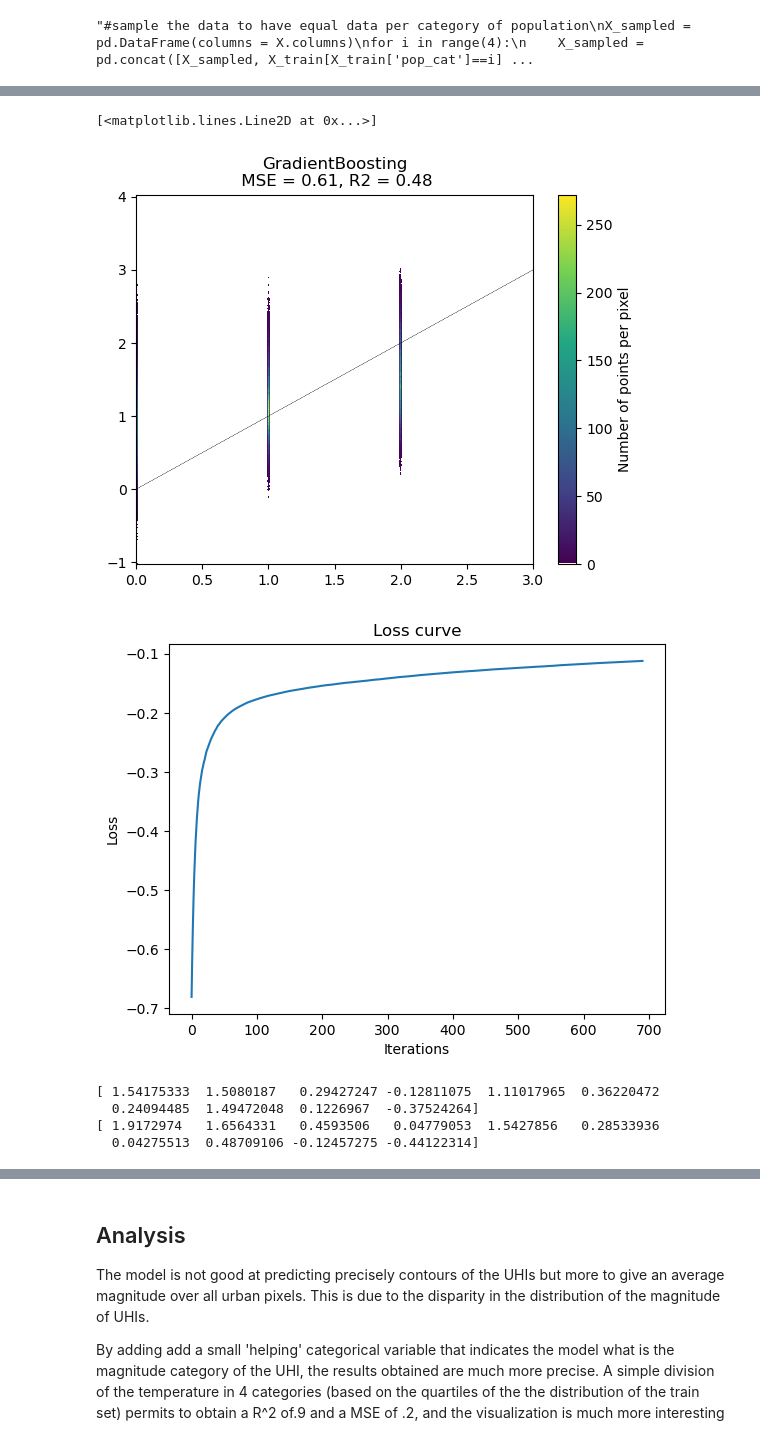
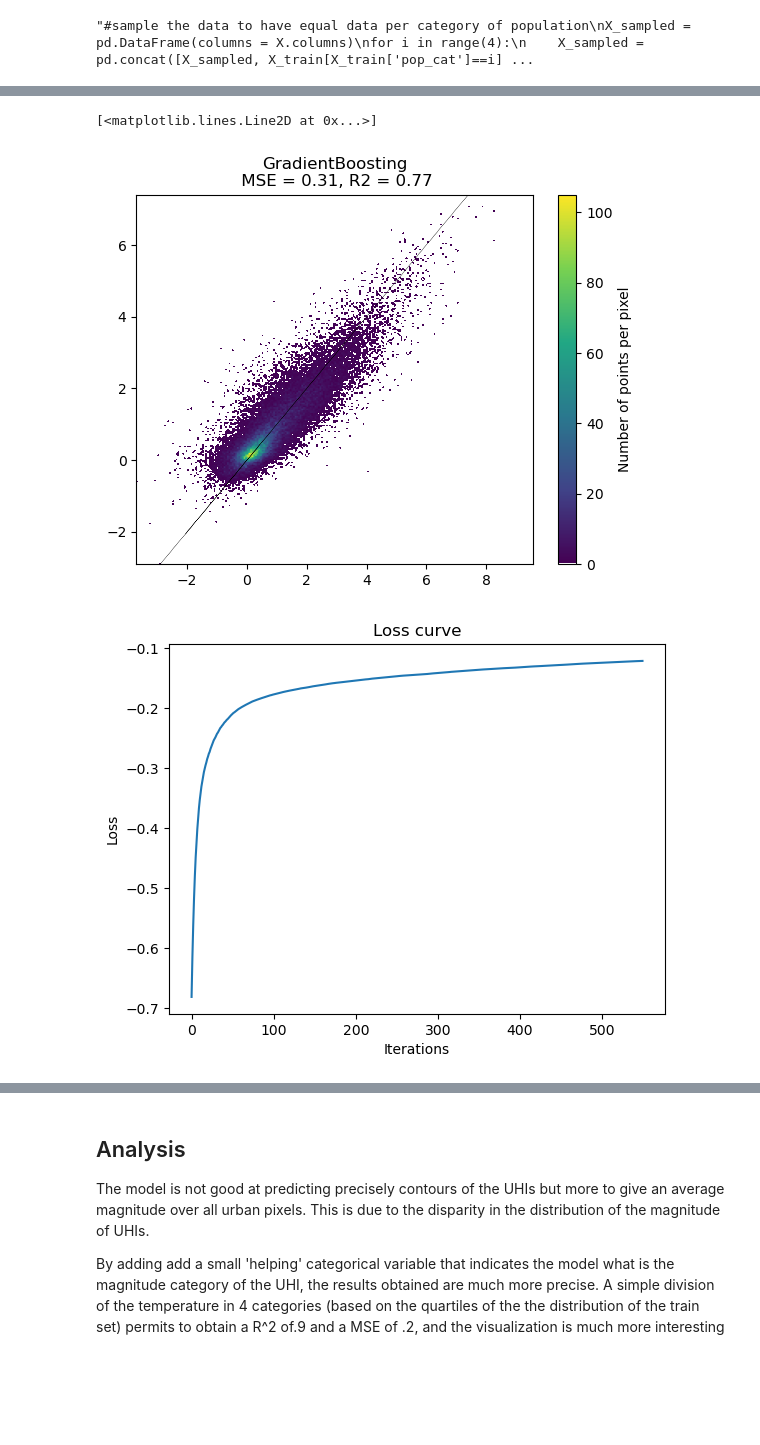
Before and after one commit to christopherogerepfl/UHI_prediction, a Jupyter notebook: task1.ipynb, the cells around one changed output, grey strips where cells are left out. Cells and saved outputs as stored; diff of their text form; code cells hidden in the pictures; blank space fills up the shorter version.

```diff
--- a/task1.ipynb
+++ b/task1.ipynb
@@ -42,7 +42,7 @@ cities = ['Amsterdam', 'Madrid', 'Stockholm', 'Lyon', 'Vienna']
 # %%
 reload(f)
 #city_df = f.process_data(elevation, land_cover, NDVI, 40000, cities=cities)
-city_df_interp = pd.read_csv('data_cities/city_df.csv')
+city_df_interp = pd.read_csv('data_cities/city_df_interp.csv')
 #city_df.to_csv('data_cities\city_df.csv')
 # %%
 #city_df_interp = f.process_data(elevation, land_cover, NDVI, 40000, cities=cities, interpolation=True) #interpolation parameter chooses the method of upsampling
@@ -180,8 +180,11 @@ plt.show()
 # %%
 #store the quartiles of the deltaT
 q1 = city_df_interp['deltaT'].quantile(0.25)
-q2 = city_df_interp['deltaT'].quantile(0.5)
+q2 = city_df_interp['deltaT'].quantile(0.50)
 q3 = city_df_interp['deltaT'].quantile(0.75)
+
+
+quant = [q1,q2,q3]
 # %%
 #create a column with population category : 0 for pop<100, 2 for 100<pop<1000, 2 for 1000<pop<100000, 3 for pop>100000 and a deltaT category : 0 for deltaT<q1, 1 for q1<deltaT<q2, 2 for q2<deltaT<q3, 3 for deltaT>q3
 city_df_interp['pop_cat'] = city_df_interp['pop'].apply(lambda x : 0 if x<100 else (1 if x<1000 else (2 if x<10000 else 3)))
@@ -206,7 +209,7 @@ X[['pop', 'elevation', 'hum', 'wind', 'NDVI', 'temp']] = scaler.fit_transform(X[
 
 #sample the data so that we have equal number of samples per category of deltaT
 
-X_train, X_test, y_train, y_test = train_test_split(X, y, test_size=0.2, random_state=42, stratify=X['deltaT_cat'])
+X_train, X_test, y_train, y_test = train_test_split(X, y, test_size=0.2, random_state=42)
 #remove deltaT_cat from the data
 X_train.drop(columns=['deltaT_cat'], inplace=True)
 X_test.drop(columns=['deltaT_cat'], inplace=True)
@@ -280,10 +283,10 @@ fig.show()
 #extra trees
 from sklearn.ensemble import ExtraTreesRegressor
 
-cv = ExtraTreesRegressor(random_state=42, n_jobs=1, n_estimators=10, max_depth=20, min_samples_split=2, max_features=10, verbose=2)
+et = ExtraTreesRegressor(random_state=42, n_jobs=1, n_estimators=100, max_depth=15, min_samples_split=2, max_features=10, verbose=2)
 
-cv.fit(X_train, y_train)
-y_pred = cv.predict(X_test)
+et.fit(X_train, y_train)
+y_pred = et.predict(X_test)
 print('MSE: ', mean_squared_error(y_test, y_pred))
 print('R2: ', r2_score(y_test, y_pred))
 
@@ -297,6 +300,6 @@ plt.show()
 
 #plot feature importance
 plt.figure()
-plt.barh(X_train.columns, cv.feature_importances_)
+plt.barh(X_train.columns, et.feature_importances_)
 plt.show()
 # %% [output]
@@ -322,15 +351,15 @@ Gradient boosting is a machine learning technique for regression and classificat
   <img src="Flow-diagram-of-gradient-boosting-machine-learning-method-The-ensemble-classifiers.png" />
 </p>
 # %%
-#Gradient boosting
+#Gradient boosting (wihtout deltaT_cat)
 from sklearn.ensemble import HistGradientBoostingRegressor
 from sklearn.metrics import mean_squared_error, r2_score
 
-model = HistGradientBoostingRegressor(random_state=42, max_depth=15, learning_rate=0.1, min_samples_leaf=2, max_iter=1000, verbose=1, early_stopping=True, validation_fraction=0.1, n_iter_no_change=10, tol=10e-5)
+gb = HistGradientBoostingRegressor(random_state=42, max_depth=20, learning_rate=0.1, min_samples_leaf=2, max_iter=1000, verbose=1, early_stopping=True, validation_fraction=0.1, n_iter_no_change=10, tol=10e-5)
 
 
-model.fit(X_train, y_train)
-y_pred = model.predict(X_test)
+gb.fit(X_train, y_train)
+y_pred = gb.predict(X_test)
 print('MSE: ', mean_squared_error(y_test, y_pred))
 print('R2: ', r2_score(y_test, y_pred))
 
@@ -359,21 +388,12 @@ R2:  0.4828639637379115
 [<matplotlib.lines.Line2D at 0x...>]
-[figure, old version]
+[figure, new version]
 # %%
 #plot loss curve
 plt.figure()
-plt.plot(model.train_score_)
+plt.plot(gb.train_score_)
 plt.xlabel('Iterations')
 plt.ylabel('Loss')
 plt.title('Loss curve')
 plt.show()
 # %% [output]
-[figure, old version]
+[figure, new version]
-# %%
-model_final = model
-print(model_final.predict(X_test.iloc[140:150]))
-print(y_test.iloc[140:150].values)
-# %% [output]
-[ 1.54175333  1.5080187   0.29427247 -0.12811075  1.11017965  0.36220472
-  0.24094485  1.49472048  0.1226967  -0.37524264]
-[ 1.9172974   1.6564331   0.4593506   0.04779053  1.5427856   0.28533936
-  0.04275513  0.48709106 -0.12457275 -0.44122314]
```
Also changed, not shown: parts of 29 cells of this notebook, 1 other file.
